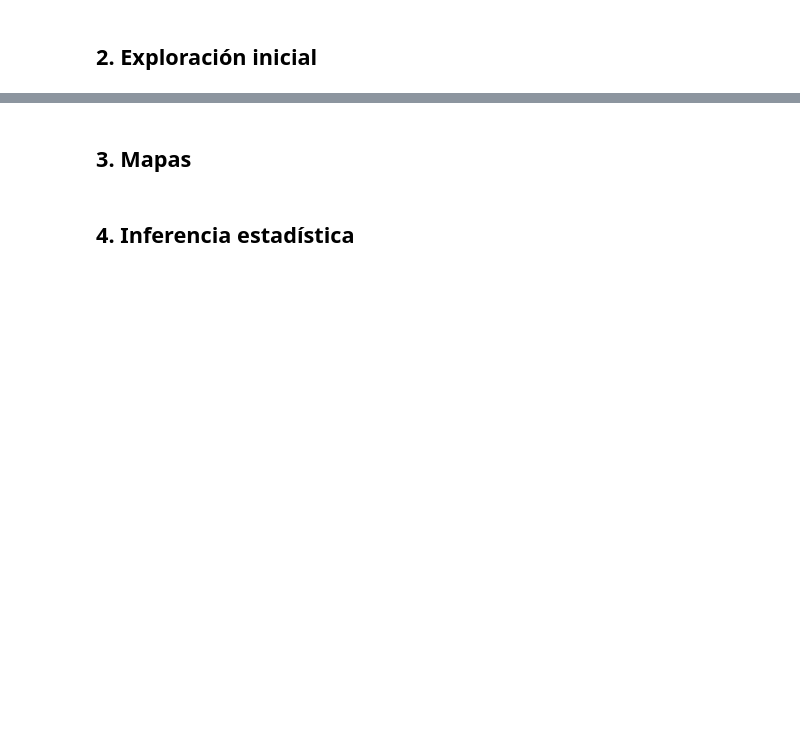
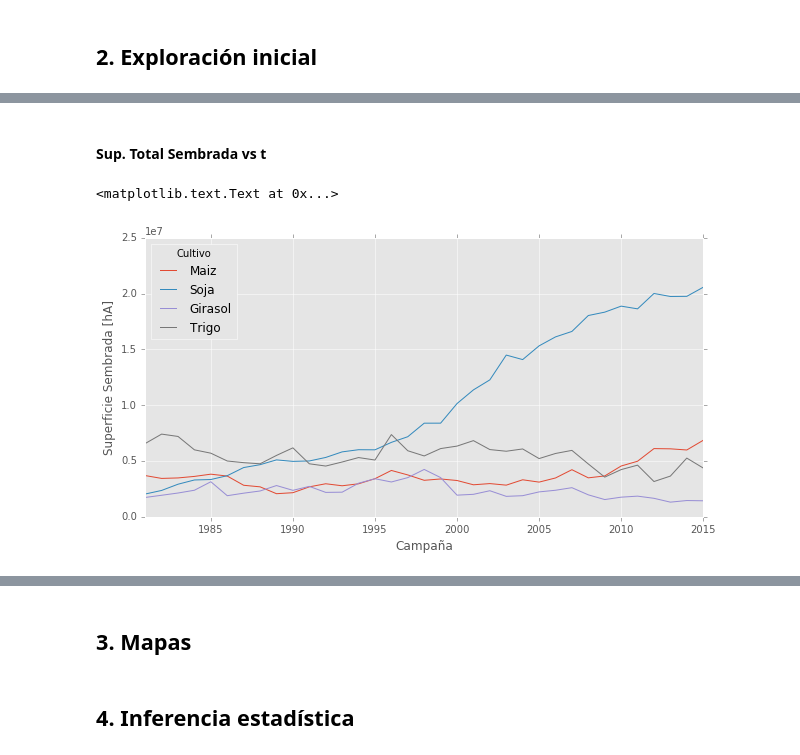
Before and after one commit to datosgobar/taller-analisis-datos-101, a Jupyter notebook: 2 - Análisis de datos agrícolas.ipynb, the cells around one changed output, grey strips where cells are left out. Saved outputs shown, nothing was run; the diff lists cells and outputs as text; code cells hidden in the pictures; blank space fills up the shorter version.

```diff
--- a/2 - Análisis de datos agrícolas.ipynb
+++ b/2 - Análisis de datos agrícolas.ipynb
@@ -174,0 +172,10 @@ df_precios[df_precios.index>1980].plot()
+# %%
+# Funciones auxiliares
+
+def pivotear_tabla(df, grupo, campo, columnas):
+    df_out = df.groupby(grupo)[campo].sum() # Agrupar y sumar
+    df_out = df_out.reset_index(level=1) # Volver el cultivo a una columna normal (sacarlo del indice)
+    df_out = df_out.pivot(columns=columnas, values=campo) # Pivotear para convertir en un tabla
+    df_out.index = df_out.index.str.slice(0,4).astype(int) # Extraer 4 caracteres del indice y convertir a int
+    df_out = df_out[['Maiz', 'Soja', 'Girasol','Trigo']]
+    return df_out
@@ -174,0 +193,13 @@ df_precios[df_precios.index>1980].plot()
+# %% [markdown]
+#### Sup. Total Sembrada vs t
+# %%
+# Agrupar por año
+
+df_sup = pivotear_tabla(df_cultivos,grupo=['Campaña', 'Cultivo'],
+                        campo='Sup. Sembrada',
+                        columnas='Cultivo')
+df_sup[df_sup.index>1980].plot(figsize=(10,5))
+plt.ylabel(u"Superficie Sembrada [hA]")
+# %% [output]
+<matplotlib.text.Text at 0x...>
+[figure, added]
```
Also changed, not shown: parts of 23 cells of this notebook.
